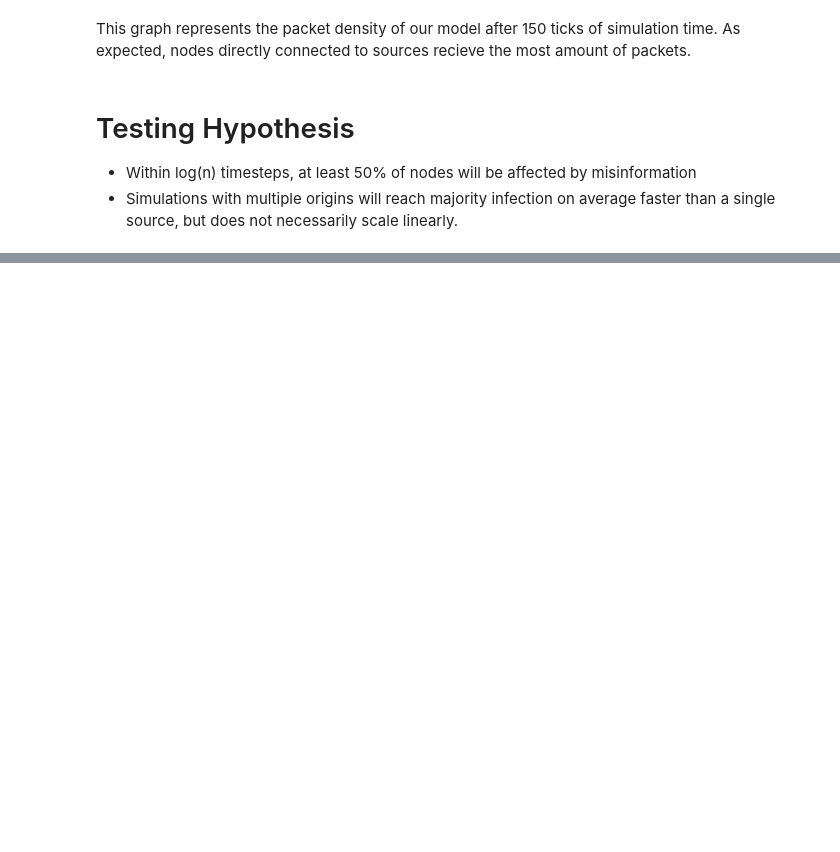
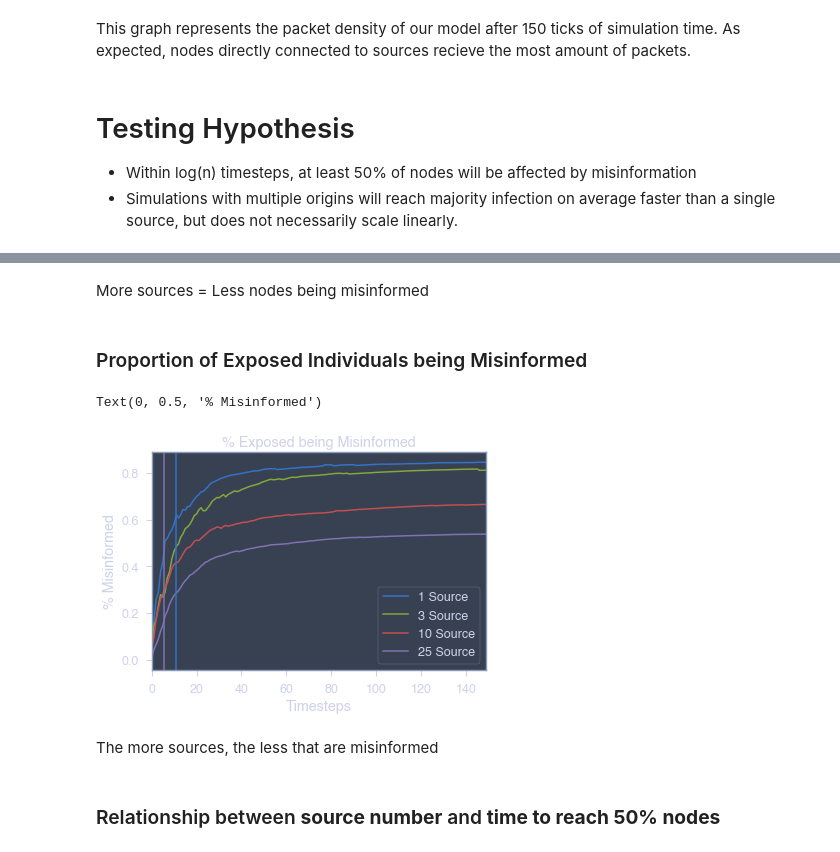
Before and after one commit to gallanoe/mis-sim, a Jupyter notebook: simulation_notebok.ipynb, the cells around one changed output, grey strips where cells are left out. Drawn from its saved outputs; the diff is of its cells as text; code cells hidden in the pictures; blank space fills up the shorter version.

```diff
--- a/simulation_notebok.ipynb
+++ b/simulation_notebok.ipynb
@@ -349,0 +408,18 @@ Text(0, 0.5, '% Nodes Visited')
+# %% [markdown]
+More sources = Less nodes being misinformed
+# %% [markdown]
+### Proportion of Exposed Individuals being Misinformed
+# %%
+ax = (misinfo_df / spread_df).loc[:,['1 Source','3 Source','10 Source','25 Source']].plot(title= f'% Exposed being Misinformed')
+ax.legend()
+ax.axvline(x=np.log(node_n), color='m', label='Hypothesis: ln(n)')
+ax.axvline(x=2*np.log(node_n), color='b', label='Hypothesis\': 2ln(n)')
+ax.set_xlabel("Timesteps")
+ax.set_ylabel("% Misinformed")
+# %% [output]
+Text(0, 0.5, '% Misinformed')
+[figure, added]
+# %% [markdown]
+The more sources, the less that are misinformed
+# %% [markdown]
+### Relationship between ****source number**** and ****time to reach 50% nodes****
```
Also changed, not shown: parts of 17 cells of this notebook.
